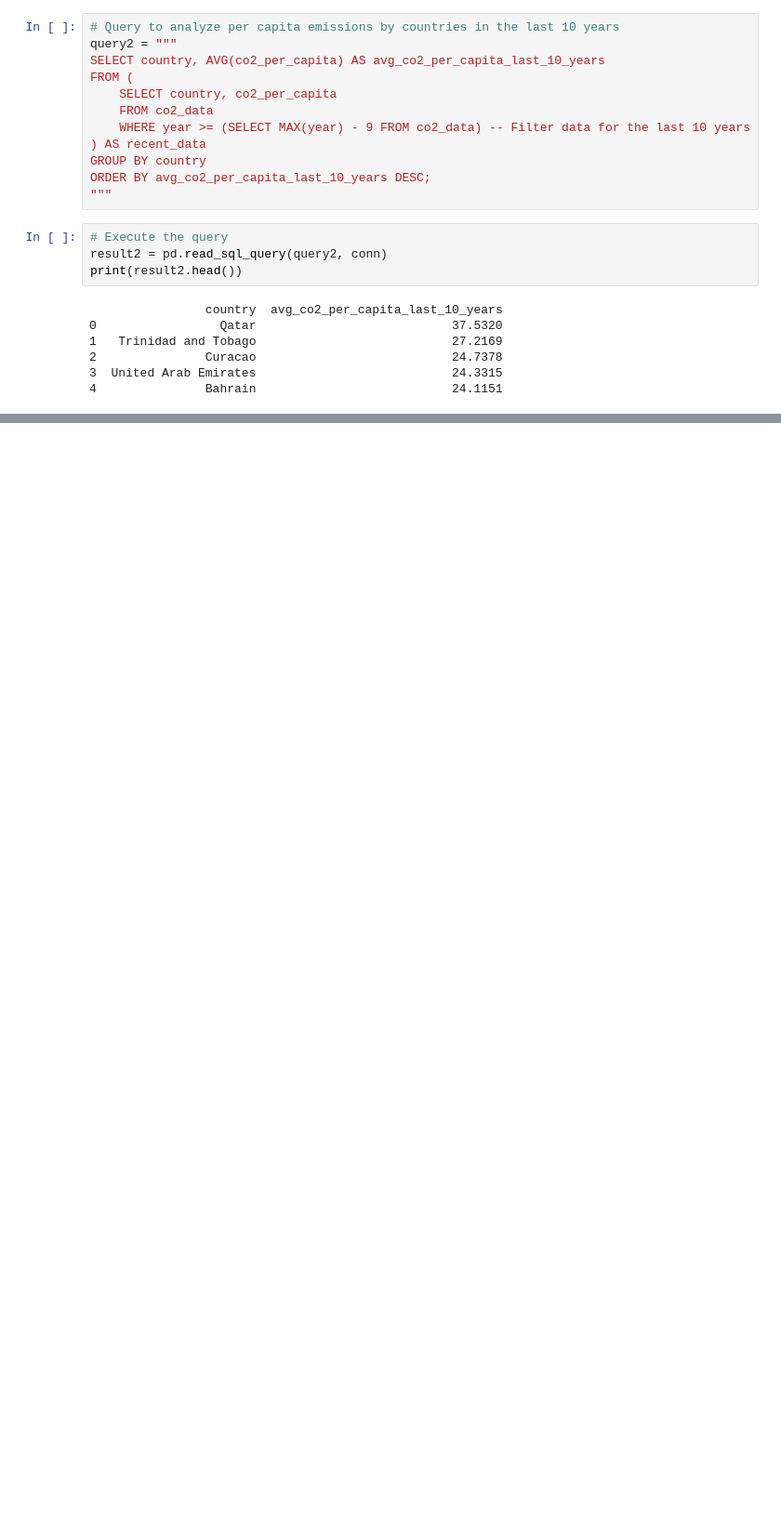
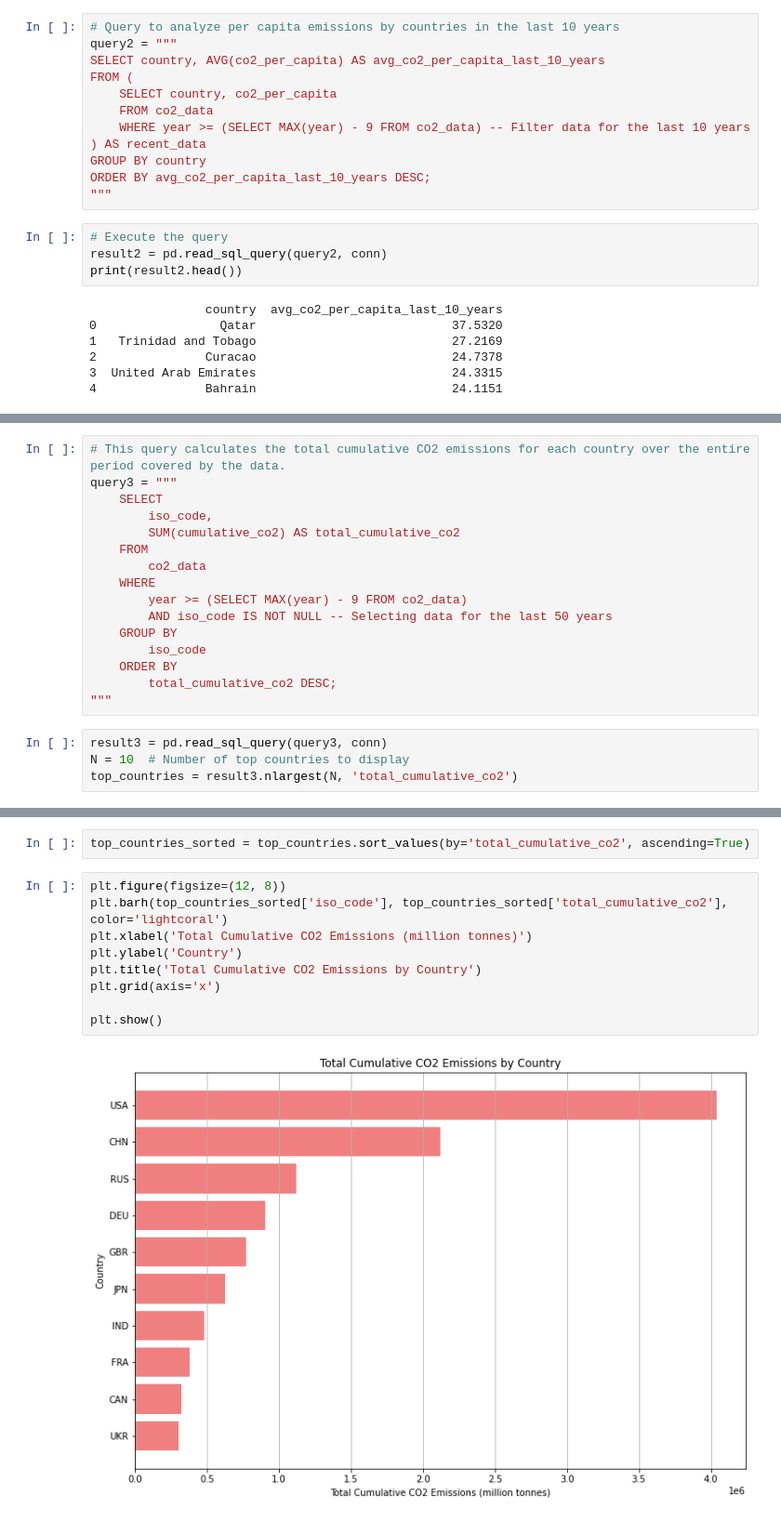
Before and after one commit to arnavhasija/Carbon-Chronicle-Investigating_GHG_Emissions_Trends, a Jupyter notebook: ghg-emissions-analysis.ipynb, the cells around one changed output, grey strips where cells are left out. Shown at 93% size. Saved outputs shown, nothing was run; the diff lists cells and outputs as text; blank space fills up the shorter version.

```diff
--- a/ghg-emissions-analysis.ipynb
+++ b/ghg-emissions-analysis.ipynb
@@ -88,0 +89,20 @@ plt.show()
+# %%
+# This query calculates the total cumulative CO2 emissions for each country over the entire period covered by the data.
+query3 = """
+    SELECT
+        iso_code,
+        SUM(cumulative_co2) AS total_cumulative_co2
+    FROM
+        co2_data
+    WHERE
+        year >= (SELECT MAX(year) - 9 FROM co2_data)
+        AND iso_code IS NOT NULL -- Selecting data for the last 50 years
+    GROUP BY
+        iso_code
+    ORDER BY
+        total_cumulative_co2 DESC;
+"""
+# %%
+result3 = pd.read_sql_query(query3, conn)
+N = 10  # Number of top countries to display
+top_countries = result3.nlargest(N, 'total_cumulative_co2')
@@ -88,0 +123,13 @@ plt.show()
+# %%
+top_countries_sorted = top_countries.sort_values(by='total_cumulative_co2', ascending=True)
+# %%
+plt.figure(figsize=(12, 8))
+plt.barh(top_countries_sorted['iso_code'], top_countries_sorted['total_cumulative_co2'], color='lightcoral')
+plt.xlabel('Total Cumulative CO2 Emissions (million tonnes)')
+plt.ylabel('Country')
+plt.title('Total Cumulative CO2 Emissions by Country')
+plt.grid(axis='x')
+
+plt.show()
+# %% [output]
+[figure, added]
```
Also changed, not shown: parts of 4 cells of this notebook.
